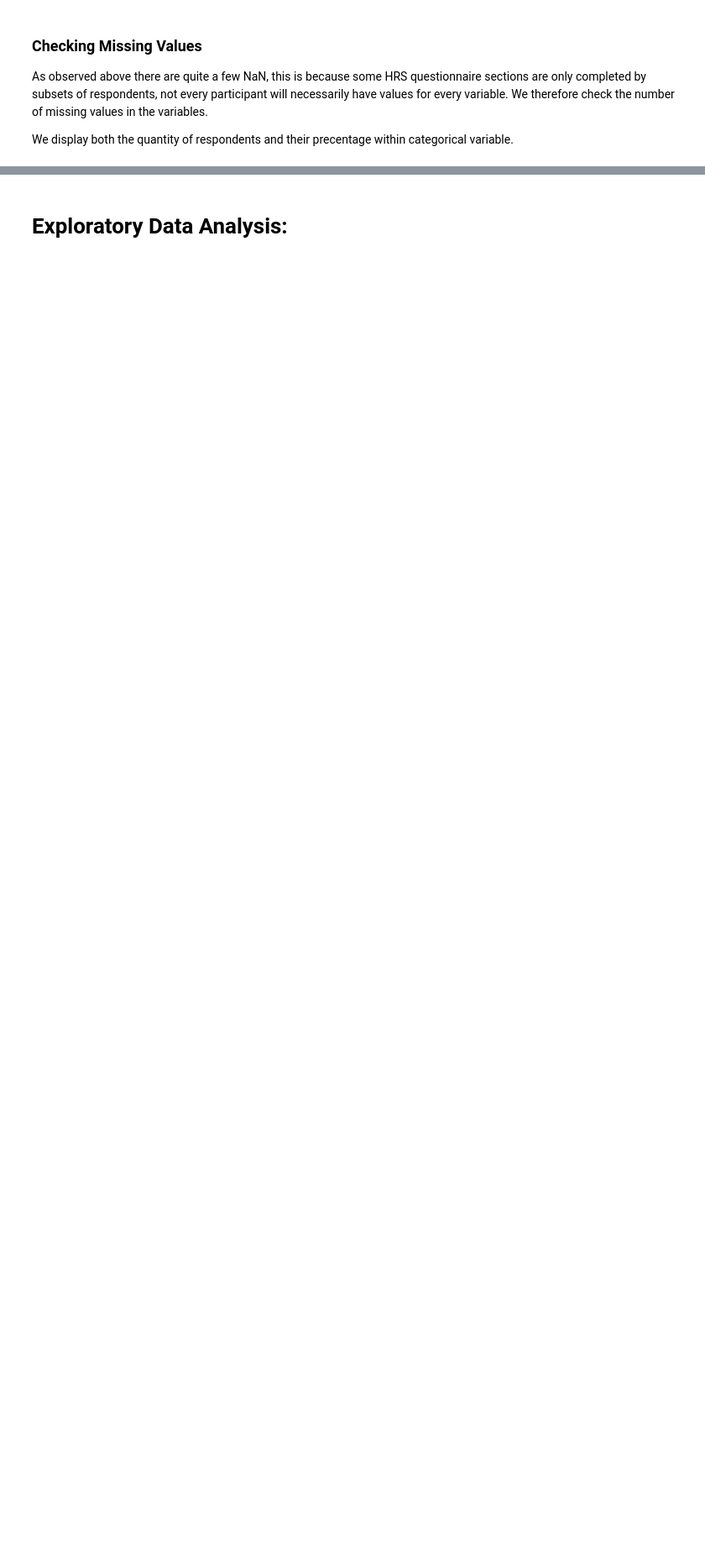
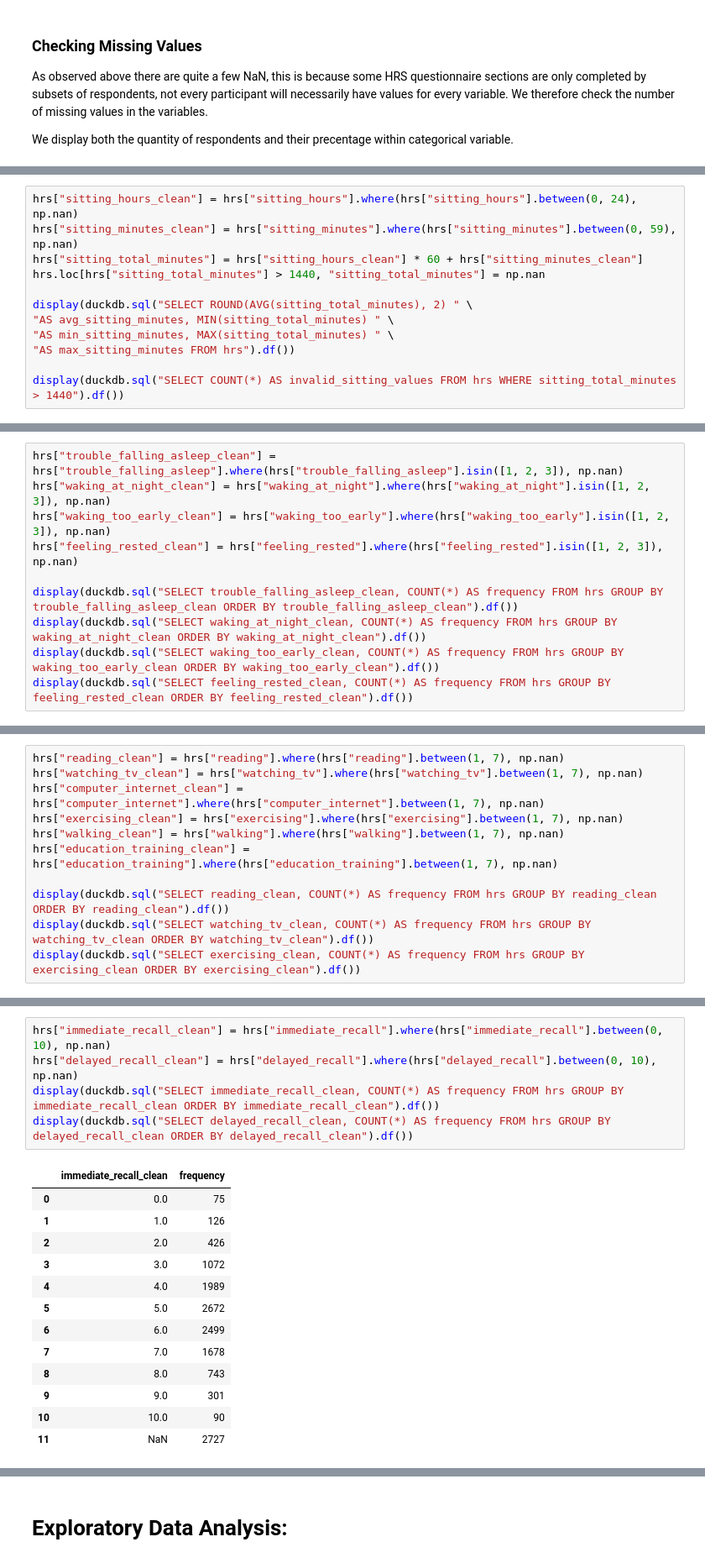
Before and after one commit to rem388/DataScienceProject, a Jupyter notebook: Phase2.ipynb, the cells around one changed output, grey strips where cells are left out. Shown at 84% size. Drawn from its saved outputs; the diff is of its cells as text; blank space fills up the shorter version.

```diff
--- a/Phase2.ipynb
+++ b/Phase2.ipynb
@@ -987,0 +1019,12 @@ display(duckdb.sql("SELECT ROUND(AVG(sitting_total_minutes), 2) " \
+# %%
+hrs["sitting_hours_clean"] = hrs["sitting_hours"].where(hrs["sitting_hours"].between(0, 24), np.nan)
+hrs["sitting_minutes_clean"] = hrs["sitting_minutes"].where(hrs["sitting_minutes"].between(0, 59), np.nan)
+hrs["sitting_total_minutes"] = hrs["sitting_hours_clean"] * 60 + hrs["sitting_minutes_clean"]
+hrs.loc[hrs["sitting_total_minutes"] > 1440, "sitting_total_minutes"] = np.nan
+
+display(duckdb.sql("SELECT ROUND(AVG(sitting_total_minutes), 2) " \
+"AS avg_sitting_minutes, MIN(sitting_total_minutes) " \
+"AS min_sitting_minutes, MAX(sitting_total_minutes) " \
+"AS max_sitting_minutes FROM hrs").df())
+
+display(duckdb.sql("SELECT COUNT(*) AS invalid_sitting_values FROM hrs WHERE sitting_total_minutes > 1440").df())
@@ -987,0 +1040,10 @@ display(duckdb.sql("SELECT ROUND(AVG(sitting_total_minutes), 2) " \
+# %%
+hrs["trouble_falling_asleep_clean"] = hrs["trouble_falling_asleep"].where(hrs["trouble_falling_asleep"].isin([1, 2, 3]), np.nan)
+hrs["waking_at_night_clean"] = hrs["waking_at_night"].where(hrs["waking_at_night"].isin([1, 2, 3]), np.nan)
+hrs["waking_too_early_clean"] = hrs["waking_too_early"].where(hrs["waking_too_early"].isin([1, 2, 3]), np.nan)
+hrs["feeling_rested_clean"] = hrs["feeling_rested"].where(hrs["feeling_rested"].isin([1, 2, 3]), np.nan)
+
+display(duckdb.sql("SELECT trouble_falling_asleep_clean, COUNT(*) AS frequency FROM hrs GROUP BY trouble_falling_asleep_clean ORDER BY trouble_falling_asleep_clean").df())
+display(duckdb.sql("SELECT waking_at_night_clean, COUNT(*) AS frequency FROM hrs GROUP BY waking_at_night_clean ORDER BY waking_at_night_clean").df())
+display(duckdb.sql("SELECT waking_too_early_clean, COUNT(*) AS frequency FROM hrs GROUP BY waking_too_early_clean ORDER BY waking_too_early_clean").df())
+display(duckdb.sql("SELECT feeling_rested_clean, COUNT(*) AS frequency FROM hrs GROUP BY feeling_rested_clean ORDER BY feeling_rested_clean").df())
@@ -987,0 +1076,11 @@ display(duckdb.sql("SELECT ROUND(AVG(sitting_total_minutes), 2) " \
+# %%
+hrs["reading_clean"] = hrs["reading"].where(hrs["reading"].between(1, 7), np.nan)
+hrs["watching_tv_clean"] = hrs["watching_tv"].where(hrs["watching_tv"].between(1, 7), np.nan)
+hrs["computer_internet_clean"] = hrs["computer_internet"].where(hrs["computer_internet"].between(1, 7), np.nan)
+hrs["exercising_clean"] = hrs["exercising"].where(hrs["exercising"].between(1, 7), np.nan)
+hrs["walking_clean"] = hrs["walking"].where(hrs["walking"].between(1, 7), np.nan)
+hrs["education_training_clean"] = hrs["education_training"].where(hrs["education_training"].between(1, 7), np.nan)
+
+display(duckdb.sql("SELECT reading_clean, COUNT(*) AS frequency FROM hrs GROUP BY reading_clean ORDER BY reading_clean").df())
+display(duckdb.sql("SELECT watching_tv_clean, COUNT(*) AS frequency FROM hrs GROUP BY watching_tv_clean ORDER BY watching_tv_clean").df())
+display(duckdb.sql("SELECT exercising_clean, COUNT(*) AS frequency FROM hrs GROUP BY exercising_clean ORDER BY exercising_clean").df())
@@ -987,0 +1119,19 @@ display(duckdb.sql("SELECT ROUND(AVG(sitting_total_minutes), 2) " \
+# %%
+hrs["immediate_recall_clean"] = hrs["immediate_recall"].where(hrs["immediate_recall"].between(0, 10), np.nan)
+hrs["delayed_recall_clean"] = hrs["delayed_recall"].where(hrs["delayed_recall"].between(0, 10), np.nan)
+display(duckdb.sql("SELECT immediate_recall_clean, COUNT(*) AS frequency FROM hrs GROUP BY immediate_recall_clean ORDER BY immediate_recall_clean").df())
+display(duckdb.sql("SELECT delayed_recall_clean, COUNT(*) AS frequency FROM hrs GROUP BY delayed_recall_clean ORDER BY delayed_recall_clean").df())
+# %% [output]
+|  | immediate_recall_clean | frequency |
+| 0 | 0.0 | 75 |
+| 1 | 1.0 | 126 |
+| 2 | 2.0 | 426 |
+| 3 | 3.0 | 1072 |
+| 4 | 4.0 | 1989 |
+| 5 | 5.0 | 2672 |
+| 6 | 6.0 | 2499 |
+| 7 | 7.0 | 1678 |
+| 8 | 8.0 | 743 |
+| 9 | 9.0 | 301 |
+| 10 | 10.0 | 90 |
+| 11 | NaN | 2727 |
```
Also changed, not shown: parts of 20 cells of this notebook.
